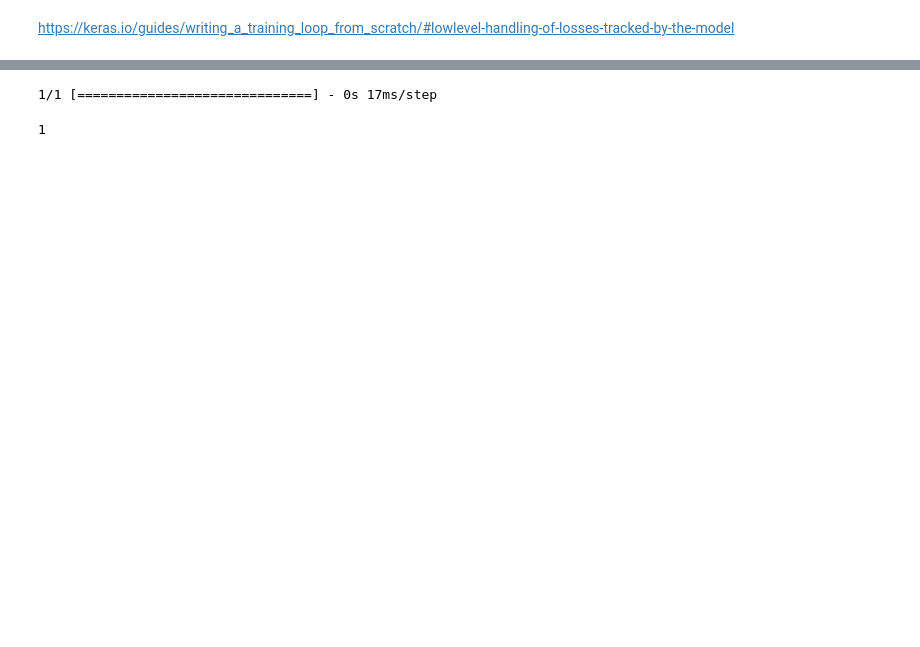
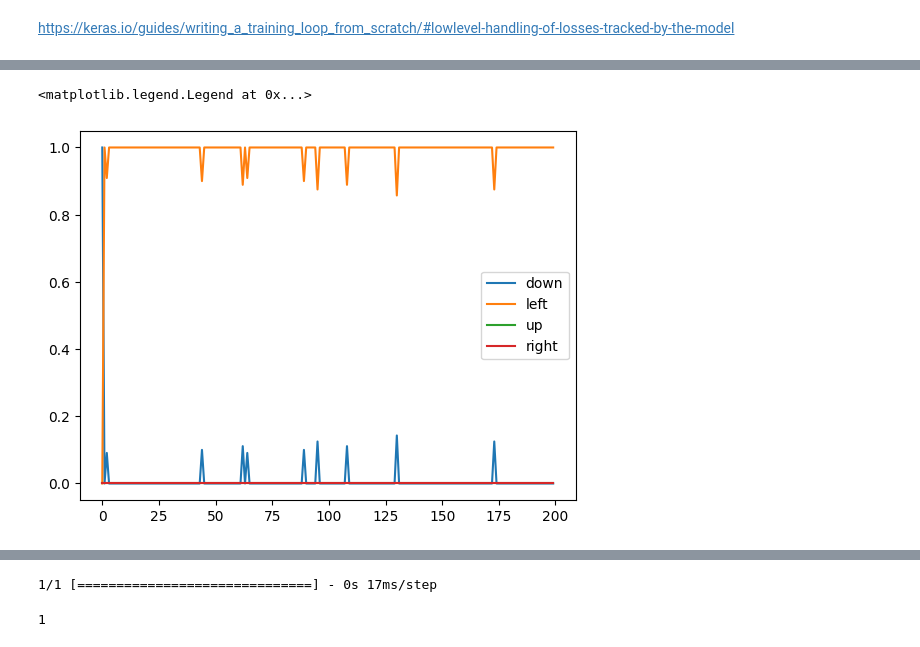
Before and after one commit to ch1cly/PythonScripts, a Jupyter notebook: GameBot/games/SnakeGame.ipynb, the cells around one changed output, grey strips where cells are left out. Drawn from its saved outputs; the diff is of its cells as text; code cells hidden in the pictures; blank space fills up the shorter version.

```diff
--- a/GameBot/games/SnakeGame.ipynb
+++ b/GameBot/games/SnakeGame.ipynb
@@ -294,8 +318,12 @@ plt.plot(reward,color='blue')
 # %%
-downl = plt.plot(down,label = 'down')
-leftl = plt.plot(left,label ='left')
-upl = plt.plot(up, label = 'up')
-rightl = plt.plot(right, right = 'right')
+downl, = plt.plot(down,label = 'down')
+leftl, = plt.plot(left,label ='left')
+upl, = plt.plot(up, label = 'up')
+rightl, = plt.plot(right, label = 'right')
+plt.legend(handles=[downl,leftl,upl,rightl])
+# %% [output]
+<matplotlib.legend.Legend at 0x...>
+[figure, added]
 # %%
 episodes = 500
 rrr = []
```
Also changed, not shown: parts of 9 cells of this notebook.
